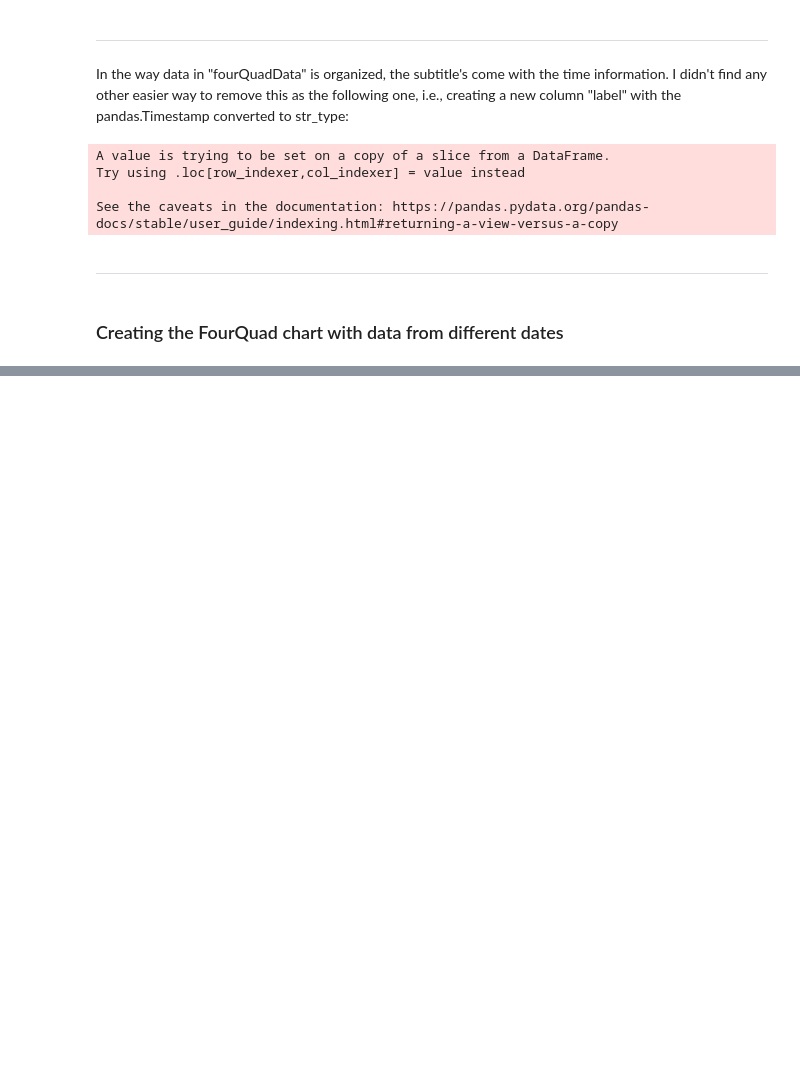
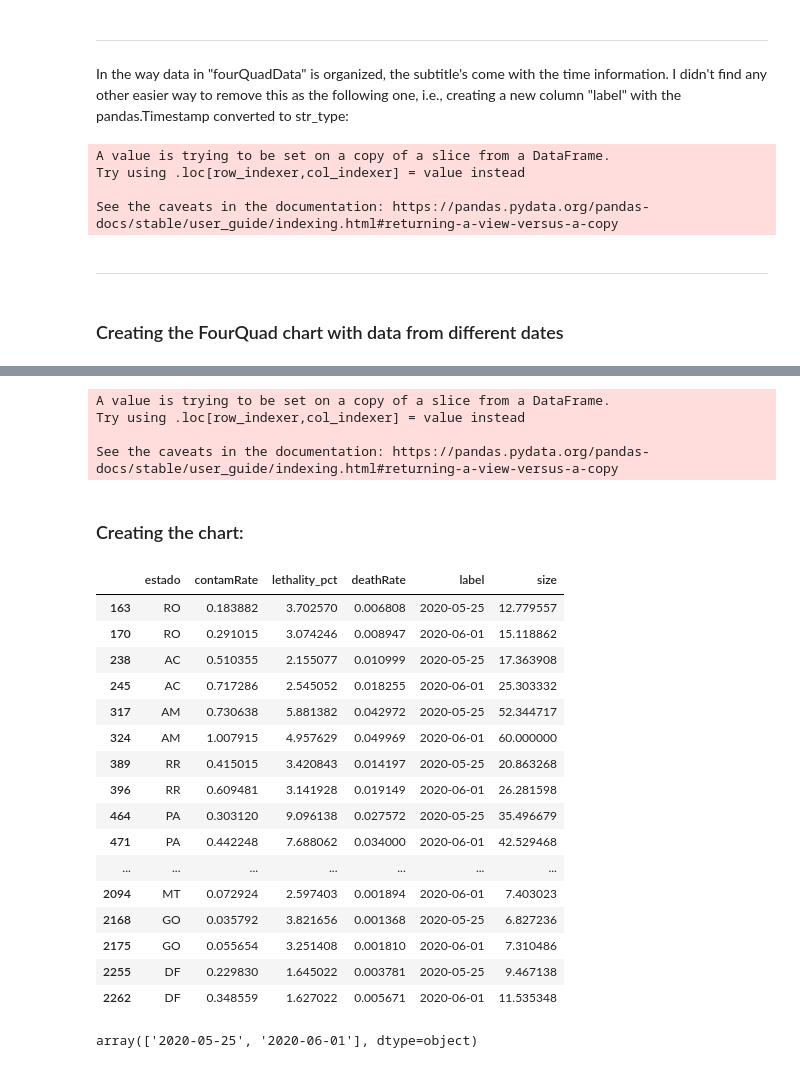
Before and after one commit to tbnsilveira/epidemic_BRdata, a Jupyter notebook: data_acquisition/Brazilian_Ministry_of_Health_COVID19data.ipynb, the cells around one changed output, grey strips where cells are left out. Cells and saved outputs as stored; diff of their text form; code cells hidden in the pictures; blank space fills up the shorter version.

```diff
--- a/data_acquisition/Brazilian_Ministry_of_Health_COVID19data.ipynb
+++ b/data_acquisition/Brazilian_Ministry_of_Health_COVID19data.ipynb
@@ -983,0 +1329,54 @@ fig2.show()
+# %%
+## Here we turn the previous array into a pandas.Dataframe
+size_df = pd.DataFrame(size, columns=['size'])
+# %%
+def scale_range(dataset, t_min, t_max):
+    '''Scale the values of a given dataframe or seies between a given range, where:
+    dataset = pandas.Series or pandas.Dataframe
+    t_min = minimum of the target scaling range
+    t_max = maximum of the target scaling rage
+
+    This function was implemented based on https://stats.stackexchange.com/questions/281162/scale-a-number-between-a-range/281164'''
+    ## Finding the limits of the measurements range:
+    r_min = dataset.min()
+    r_max = dataset.max()
+
+    ## Linearly mapping the values to the new range:
+    return ((dataset - r_min)/(r_max - r_min))*(t_max - t_min) + t_min
+# %%
+size_Scale = scale_range(size_df,6,60)
+# %%
+plot_df['size'] = size_Scale['size'].values
+# %% [output]
+A value is trying to be set on a copy of a slice from a DataFrame.
+Try using .loc[row_indexer,col_indexer] = value instead
+
+See the caveats in the documentation: https://pandas.pydata.org/pandas-docs/stable/user_guide/indexing.html#returning-a-view-versus-a-copy
+# %% [markdown]
+### Creating the chart:
+# %%
+plot_df
+# %% [output]
+|  | estado | contamRate | lethality_pct | deathRate | label | size |
+| 163 | RO | 0.183882 | 3.702570 | 0.006808 | 2020-05-25 | 12.779557 |
+| 170 | RO | 0.291015 | 3.074246 | 0.008947 | 2020-06-01 | 15.118862 |
+| 238 | AC | 0.510355 | 2.155077 | 0.010999 | 2020-05-25 | 17.363908 |
+| 245 | AC | 0.717286 | 2.545052 | 0.018255 | 2020-06-01 | 25.303332 |
+| 317 | AM | 0.730638 | 5.881382 | 0.042972 | 2020-05-25 | 52.344717 |
+| 324 | AM | 1.007915 | 4.957629 | 0.049969 | 2020-06-01 | 60.000000 |
+| 389 | RR | 0.415015 | 3.420843 | 0.014197 | 2020-05-25 | 20.863268 |
+| 396 | RR | 0.609481 | 3.141928 | 0.019149 | 2020-06-01 | 26.281598 |
+| 464 | PA | 0.303120 | 9.096138 | 0.027572 | 2020-05-25 | 35.496679 |
+| 471 | PA | 0.442248 | 7.688062 | 0.034000 | 2020-06-01 | 42.529468 |
+| ... | ... | ... | ... | ... | ... | ... |
+| 2094 | MT | 0.072924 | 2.597403 | 0.001894 | 2020-06-01 | 7.403023 |
+| 2168 | GO | 0.035792 | 3.821656 | 0.001368 | 2020-05-25 | 6.827236 |
+| 2175 | GO | 0.055654 | 3.251408 | 0.001810 | 2020-06-01 | 7.310486 |
+| 2255 | DF | 0.229830 | 1.645022 | 0.003781 | 2020-05-25 | 9.467138 |
+| 2262 | DF | 0.348559 | 1.627022 | 0.005671 | 2020-06-01 | 11.535348 |
+# %%
+## Picking the "days" from the label column:
+day = plot_df.label.unique()
+day
+# %% [output]
+array(['2020-05-25', '2020-06-01'], dtype=object)
```
Also changed, not shown: parts of 21 cells of this notebook.
